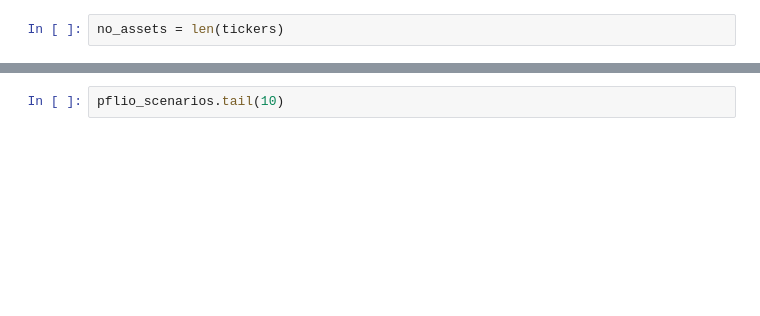
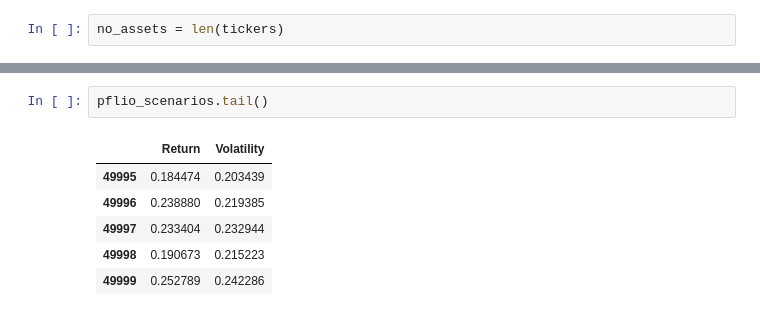
Before and after one commit to jpaguirre15/robinhood-portfolio-analysis, a Jupyter notebook: Individual Stocks.ipynb, the cells around one changed output, grey strips where cells are left out. Saved outputs shown, nothing was run; the diff lists cells and outputs as text; blank space fills up the shorter version.

```diff
--- a/Individual Stocks.ipynb
+++ b/Individual Stocks.ipynb
@@ -125,2 +241,9 @@ pflio_scenarios.head()
 # %%
-pflio_scenarios.tail(10)
+pflio_scenarios.tail()
+# %% [output]
+|  | Return | Volatility |
+| 49995 | 0.184474 | 0.203439 |
+| 49996 | 0.238880 | 0.219385 |
+| 49997 | 0.233404 | 0.232944 |
+| 49998 | 0.190673 | 0.215223 |
+| 49999 | 0.252789 | 0.242286 |
```
Also changed, not shown: parts of 25 cells of this notebook, 5 other files.
